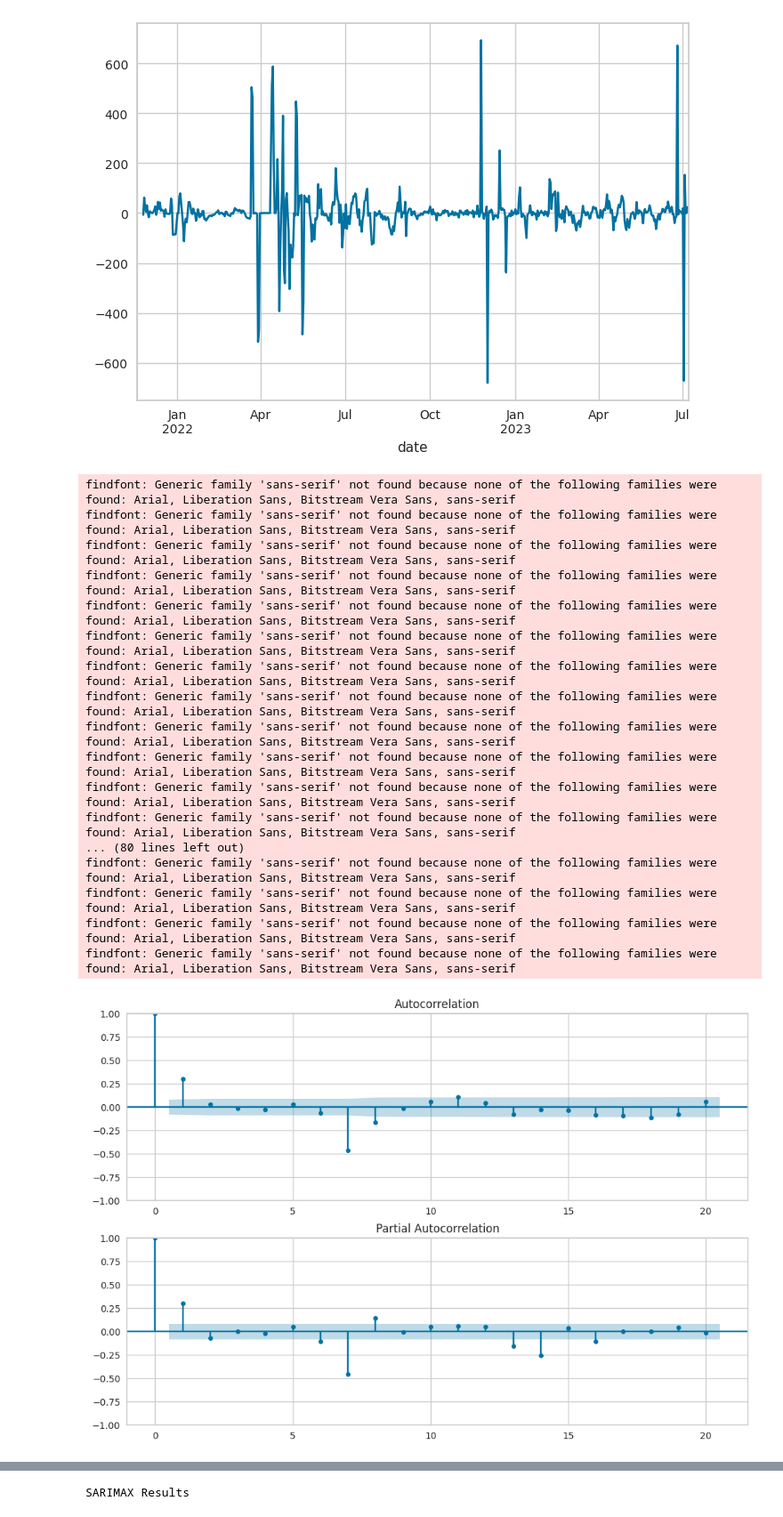
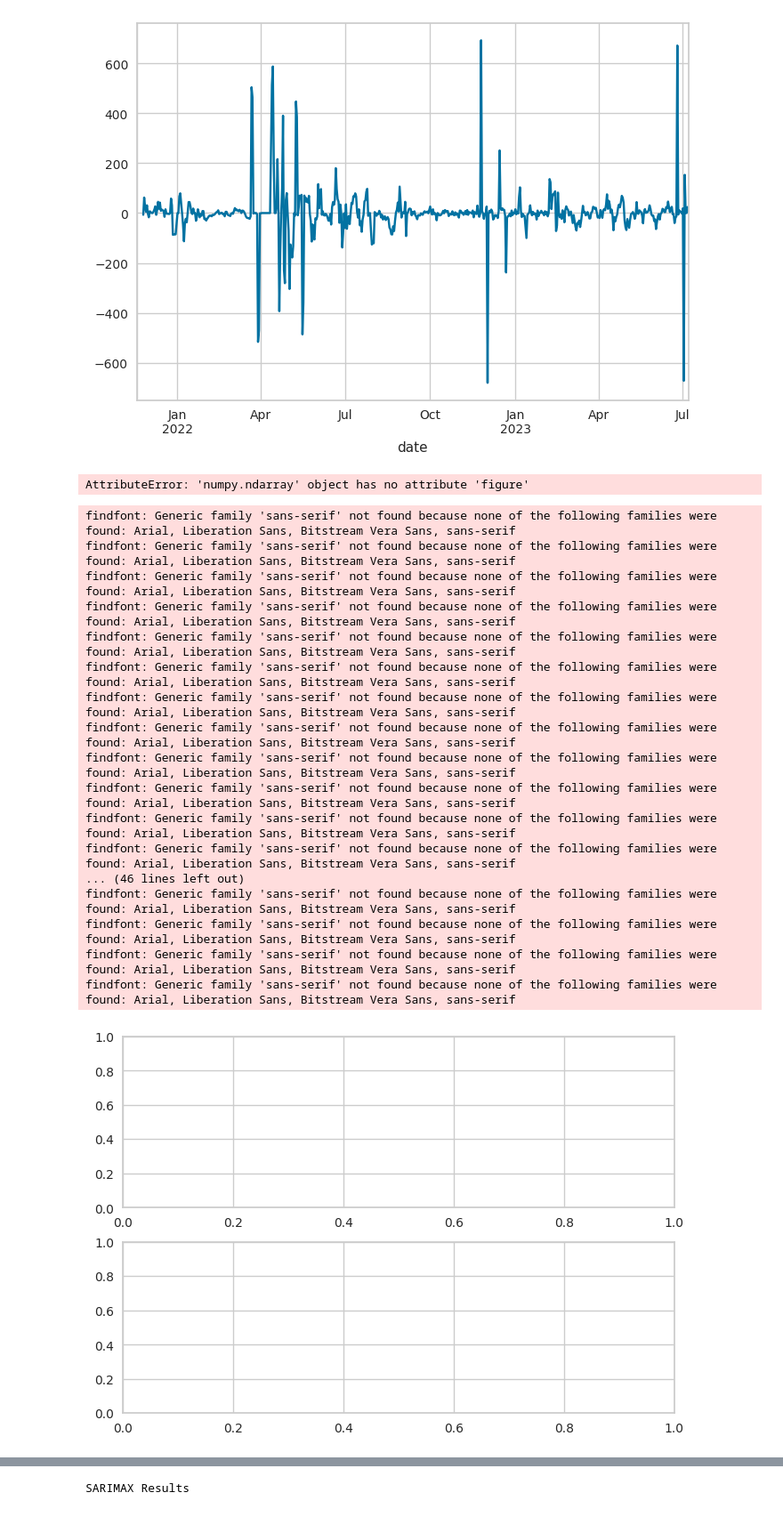
Before and after one commit to ife-oluwa/Incidence-project, a Jupyter notebook: backend/ml-model/notebooks/TimeSeriesKedro-07-07-2023.ipynb, the cells around one changed output, grey strips where cells are left out. Shown at 89% size. Cells and saved outputs as stored; diff of their text form; code cells hidden in the pictures.

```diff
--- a/backend/ml-model/notebooks/TimeSeriesKedro-07-07-2023.ipynb
+++ b/backend/ml-model/notebooks/TimeSeriesKedro-07-07-2023.ipynb
@@ -29,6 +26,12 @@ df_2.tail(20)
 | 4 | 2023-07-03 | 223 |
 | 5 | 2023-07-02 | 63 |
 | 6 | 2023-07-01 | 55 |
+# %%
+df = pd.read_csv(r"../data/06_models/2023-07-21_11_03_influxdb_data.csv")
 # %%
 df = pd.concat([df, df_2], axis=0)
 df = df[['date', 'etat_failed']]
+# %%
+df = df[['_time', 'etat_failed']]
+# %%
+df.rename(columns = {'_time': 'date', 'etat_failed': 'etat_failed'}, inplace = True)
@@ -261,28 +280,29 @@ from statsmodels.graphics.tsaplots import plot_acf,plot_pacf
 # %%
 fig = plt.figure(figsize=(12,8))
 ax1 = fig.add_subplot(211)
-fig = plot_acf(df['Seasonal First Difference'].iloc[7:],lags=20,ax=ax1)
+fig = plot_acf(df['Seasonal First Difference'].iloc[7:],lags=20,ax=ax1, label="Correlation")
 ax2 = fig.add_subplot(212)
-fig = plot_pacf(df['Seasonal First Difference'].iloc[7:],lags=20,ax=ax2)
+fig = plot_pacf(df['Seasonal First Difference'].iloc[7:],lags=20,ax=ax2, label="PCF coefficients")
 # %% [output]
-findfont: Generic family 'sans-serif' not found because none of the following families were found: Arial, Liberation Sans, Bitstream Vera Sans, sans-serif
-findfont: Generic family 'sans-serif' not found because none of the following families were found: Arial, Liberation Sans, Bitstream Vera Sans, sans-serif
-findfont: Generic family 'sans-serif' not found because none of the following families were found: Arial, Liberation Sans, Bitstream Vera Sans, sans-serif
-findfont: Generic family 'sans-serif' not found because none of the following families were found: Arial, Liberation Sans, Bitstream Vera Sans, sans-serif
-findfont: Generic family 'sans-serif' not found because none of the following families were found: Arial, Liberation Sans, Bitstream Vera Sans, sans-serif
-findfont: Generic family 'sans-serif' not found because none of the following families were found: Arial, Liberation Sans, Bitstream Vera Sans, sans-serif
-findfont: Generic family 'sans-serif' not found because none of the following families were found: Arial, Liberation Sans, Bitstream Vera Sans, sans-serif
-findfont: Generic family 'sans-serif' not found because none of the following families were found: Arial, Liberation Sans, Bitstream Vera Sans, sans-serif
-findfont: Generic family 'sans-serif' not found because none of the following families were found: Arial, Liberation Sans, Bitstream Vera Sans, sans-serif
-findfont: Generic family 'sans-serif' not found because none of the following families were found: Arial, Liberation Sans, Bitstream Vera Sans, sans-serif
-findfont: Generic family 'sans-serif' not found because none of the following families were found: Arial, Liberation Sans, Bitstream Vera Sans, sans-serif
-findfont: Generic family 'sans-serif' not found because none of the following families were found: Arial, Liberation Sans, Bitstream Vera Sans, sans-serif
-... (80 lines left out)
-findfont: Generic family 'sans-serif' not found because none of the following families were found: Arial, Liberation Sans, Bitstream Vera Sans, sans-serif
-findfont: Generic family 'sans-serif' not found because none of the following families were found: Arial, Liberation Sans, Bitstream Vera Sans, sans-serif
-findfont: Generic family 'sans-serif' not found because none of the following families were found: Arial, Liberation Sans, Bitstream Vera Sans, sans-serif
-findfont: Generic family 'sans-serif' not found because none of the following families were found: Arial, Liberation Sans, Bitstream Vera Sans, sans-serif
+AttributeError: 'numpy.ndarray' object has no attribute 'figure'
+findfont: Generic family 'sans-serif' not found because none of the following families were found: Arial, Liberation Sans, Bitstream Vera Sans, sans-serif
+findfont: Generic family 'sans-serif' not found because none of the following families were found: Arial, Liberation Sans, Bitstream Vera Sans, sans-serif
+findfont: Generic family 'sans-serif' not found because none of the following families were found: Arial, Liberation Sans, Bitstream Vera Sans, sans-serif
+findfont: Generic family 'sans-serif' not found because none of the following families were found: Arial, Liberation Sans, Bitstream Vera Sans, sans-serif
+findfont: Generic family 'sans-serif' not found because none of the following families were found: Arial, Liberation Sans, Bitstream Vera Sans, sans-serif
+findfont: Generic family 'sans-serif' not found because none of the following families were found: Arial, Liberation Sans, Bitstream Vera Sans, sans-serif
+findfont: Generic family 'sans-serif' not found because none of the following families were found: Arial, Liberation Sans, Bitstream Vera Sans, sans-serif
+findfont: Generic family 'sans-serif' not found because none of the following families were found: Arial, Liberation Sans, Bitstream Vera Sans, sans-serif
+findfont: Generic family 'sans-serif' not found because none of the following families were found: Arial, Liberation Sans, Bitstream Vera Sans, sans-serif
+findfont: Generic family 'sans-serif' not found because none of the following families were found: Arial, Liberation Sans, Bitstream Vera Sans, sans-serif
+findfont: Generic family 'sans-serif' not found because none of the following families were found: Arial, Liberation Sans, Bitstream Vera Sans, sans-serif
+findfont: Generic family 'sans-serif' not found because none of the following families were found: Arial, Liberation Sans, Bitstream Vera Sans, sans-serif
+... (46 lines left out)
+findfont: Generic family 'sans-serif' not found because none of the following families were found: Arial, Liberation Sans, Bitstream Vera Sans, sans-serif
+findfont: Generic family 'sans-serif' not found because none of the following families were found: Arial, Liberation Sans, Bitstream Vera Sans, sans-serif
+findfont: Generic family 'sans-serif' not found because none of the following families were found: Arial, Liberation Sans, Bitstream Vera Sans, sans-serif
+findfont: Generic family 'sans-serif' not found because none of the following families were found: Arial, Liberation Sans, Bitstream Vera Sans, sans-serif
-[figure, old version]
+[figure, new version]
 # %%
 fig = plt.figure(figsize=(12,8))
 ax1 = fig.add_subplot(211)
```
Also changed, not shown: parts of 9 cells of this notebook, 10 other files.
